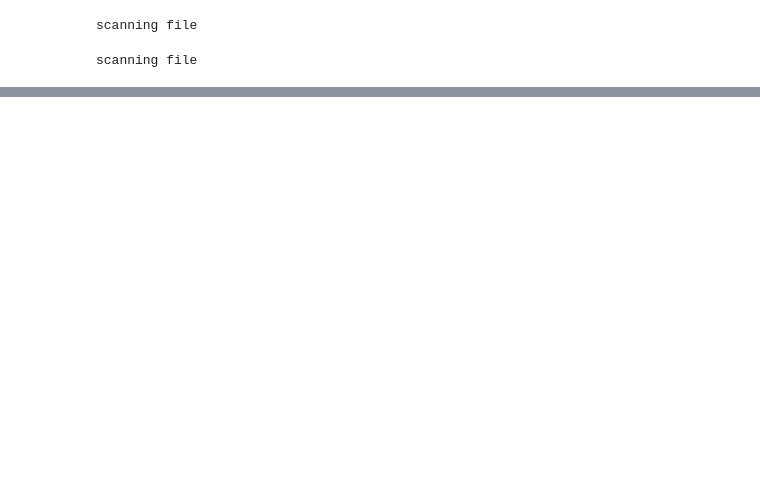
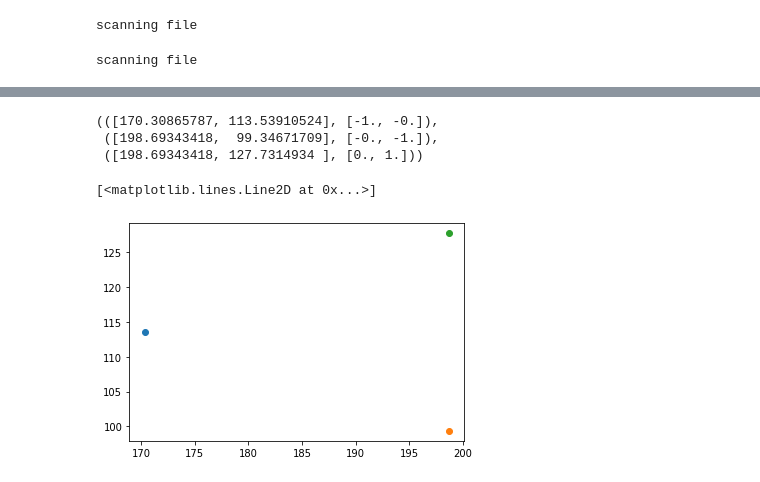
Before and after one commit to crodriga/PROJECT_CairoLattice, a Jupyter notebook: Scripts/Script-10.0_BuildingShaktiLattice.ipynb, the cells around one changed output, grey strips where cells are left out. Cells and saved outputs as stored; diff of their text form; code cells hidden in the pictures; blank space fills up the shorter version.

```diff
--- a/Scripts/Script-10.0_BuildingShaktiLattice.ipynb
+++ b/Scripts/Script-10.0_BuildingShaktiLattice.ipynb
@@ -237,0 +243,3 @@ plt.plot(v.vertices.x, v.vertices.y, 'o')
+# %%
+spins = ice.ice_to_spins(col)
+NeighborPairs = calculate_neighbor_pairs(spins['Center'])
@@ -237,0 +266,13 @@ plt.plot(v.vertices.x, v.vertices.y, 'o')
+# %%
+spins[65], spins[69], spins[68]
+# %% [output]
+(([170.30865787, 113.53910524], [-1., -0.]),
+ ([198.69343418,  99.34671709], [-0., -1.]),
+ ([198.69343418, 127.7314934 ], [0., 1.]))
+# %%
+plt.plot(spins[65][0][0],spins[65][0][1],'o')
+plt.plot(spins[69][0][0],spins[69][0][1],'o')
+plt.plot(spins[68][0][0],spins[68][0][1],'o')
+# %% [output]
+[<matplotlib.lines.Line2D at 0x...>]
+[figure, added]
```
Also changed, not shown: parts of 30 cells of this notebook, 5 other files.
